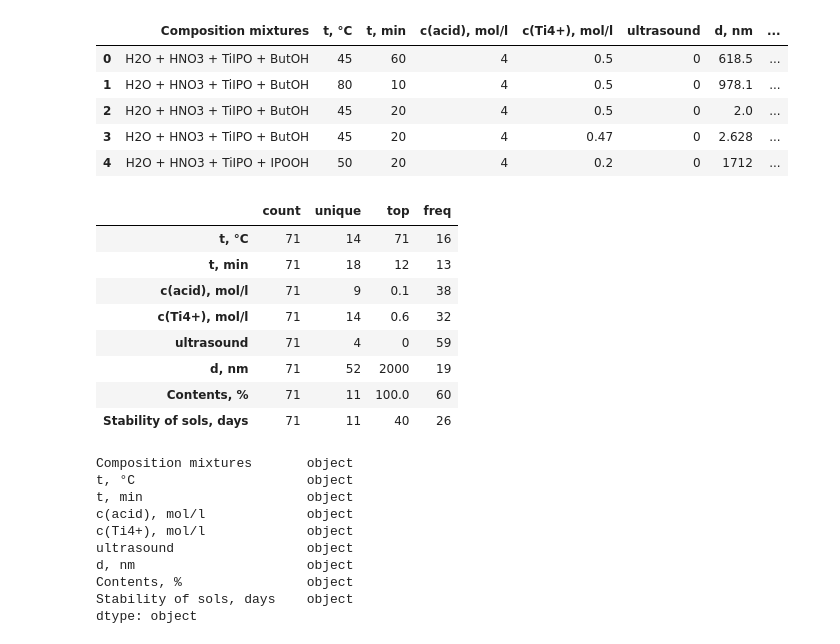
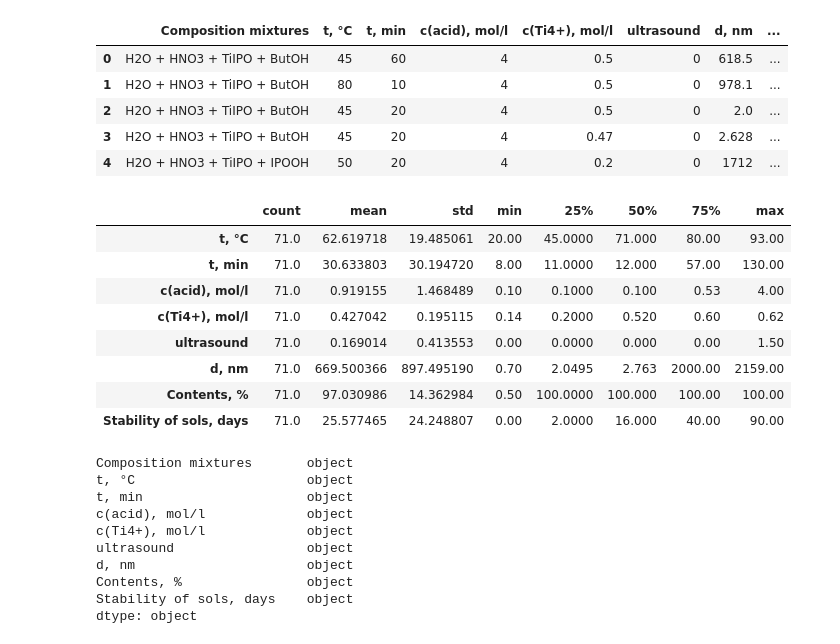
Before and after one commit to Kumokage/ChemML, a Jupyter notebook: notebooks/titane_sole.ipynb, the cells around one changed output. Cells and saved outputs as stored; diff of their text form; code cells hidden in the pictures.

```diff
--- a/notebooks/titane_sole.ipynb
+++ b/notebooks/titane_sole.ipynb
@@ -28,17 +51,17 @@ df.head()
 | 3 | H2O + HNO3 + TiIPO + ButOH | 45 | 20 | 4 | 0.47 | 0 | 2.628 | ... |
 | 4 | H2O + HNO3 + TiIPO + IPOОН | 50 | 20 | 4 | 0.2 | 0 | 1712 | ... |
 # %%
-df.describe().drop('Composition mixtures', axis=1).T
+df.drop('Composition mixtures', axis=1).astype('float').describe().T
 # %% [output]
-|  | count | unique | top | freq |
-| t, °С | 71 | 14 | 71 | 16 |
-| t, min | 71 | 18 | 12 | 13 |
-| с(acid), mol/l | 71 | 9 | 0.1 | 38 |
-| с(Ti4+), mol/l | 71 | 14 | 0.6 | 32 |
-| ultrasound | 71 | 4 | 0 | 59 |
-| d, nm | 71 | 52 | 2000 | 19 |
-| Contents, % | 71 | 11 | 100.0 | 60 |
-| Stability of sols, days | 71 | 11 | 40 | 26 |
+|  | count | mean | std | min | 25% | 50% | 75% | max |
+| t, °С | 71.0 | 62.619718 | 19.485061 | 20.00 | 45.0000 | 71.000 | 80.00 | 93.00 |
+| t, min | 71.0 | 30.633803 | 30.194720 | 8.00 | 11.0000 | 12.000 | 57.00 | 130.00 |
+| с(acid), mol/l | 71.0 | 0.919155 | 1.468489 | 0.10 | 0.1000 | 0.100 | 0.53 | 4.00 |
+| с(Ti4+), mol/l | 71.0 | 0.427042 | 0.195115 | 0.14 | 0.2000 | 0.520 | 0.60 | 0.62 |
+| ultrasound | 71.0 | 0.169014 | 0.413553 | 0.00 | 0.0000 | 0.000 | 0.00 | 1.50 |
+| d, nm | 71.0 | 669.500366 | 897.495190 | 0.70 | 2.0495 | 2.763 | 2000.00 | 2159.00 |
+| Contents, % | 71.0 | 97.030986 | 14.362984 | 0.50 | 100.0000 | 100.000 | 100.00 | 100.00 |
+| Stability of sols, days | 71.0 | 25.577465 | 24.248807 | 0.00 | 2.0000 | 16.000 | 40.00 | 90.00 |
 # %%
 df.dtypes
 # %% [output]
```
Also changed, not shown: parts of 12 cells of this notebook, 2 other files.
